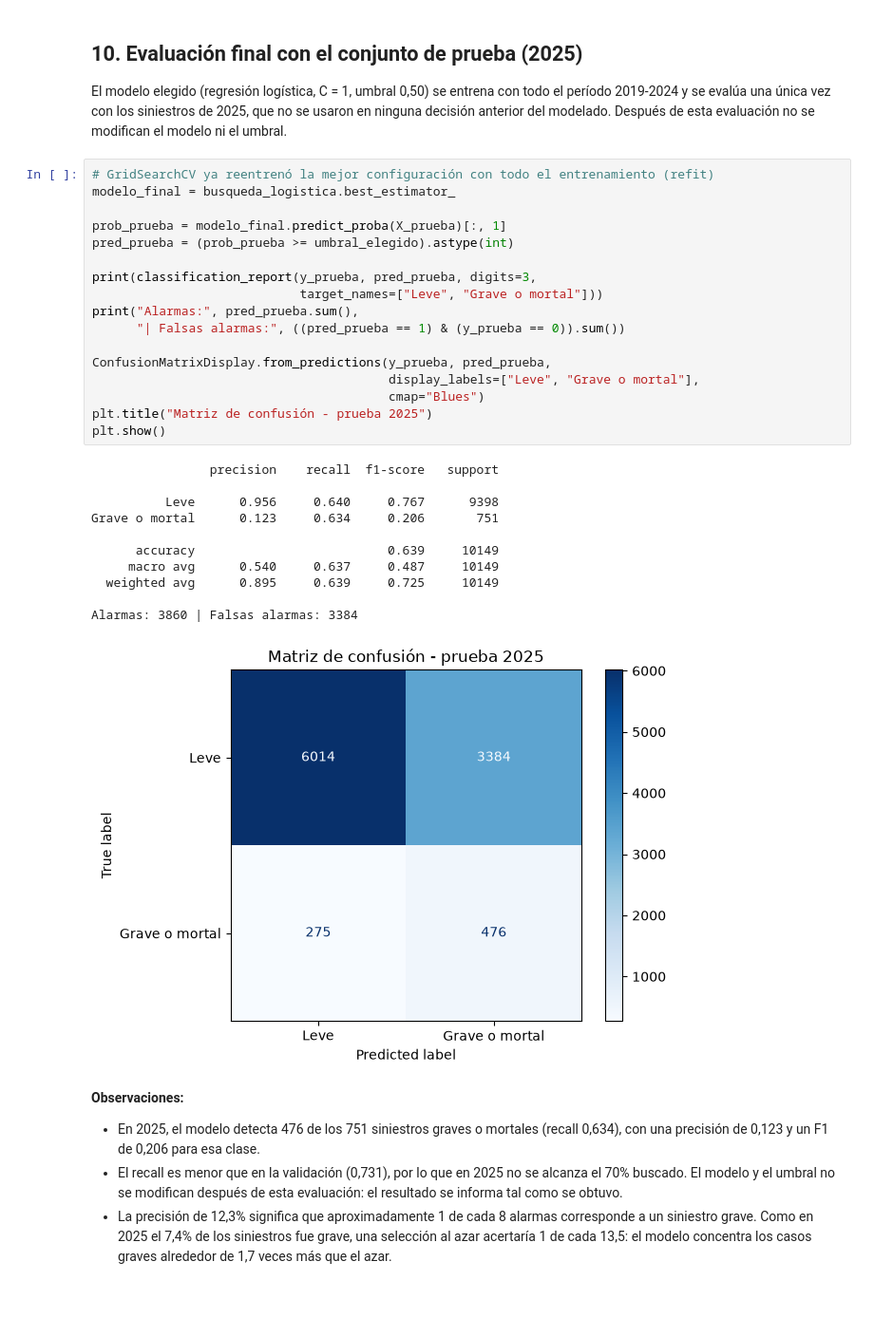
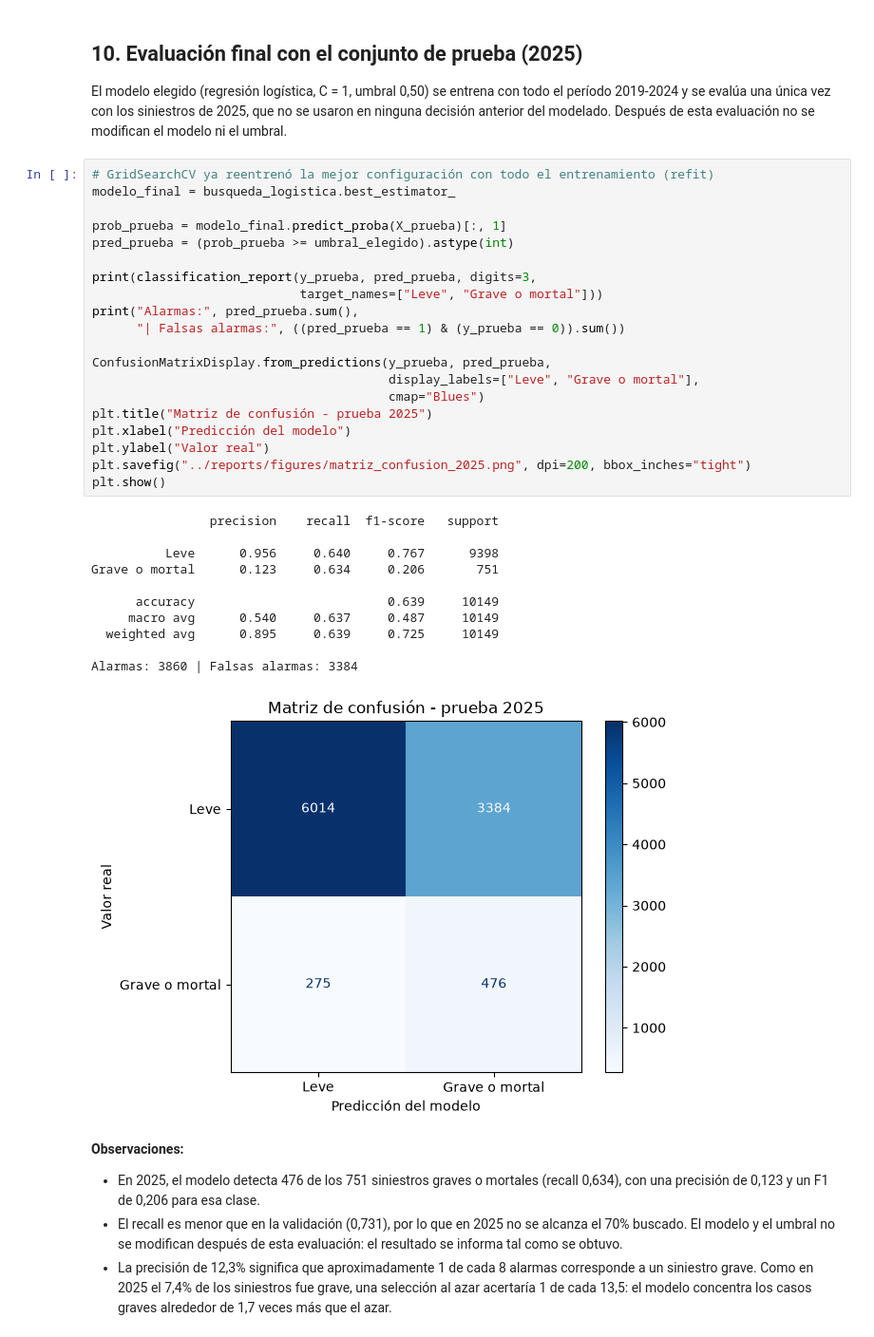
Before and after one commit to juanpablomonllor/prediccion_gravedad_siniestros_viales_caba, a Jupyter notebook: notebooks/2.0-jpm-modelado.ipynb, the cells around one changed output. Shown at 95% size. Drawn from its saved outputs; the diff is of its cells as text; blank space fills up the shorter version.

Commit message:
Gráficos de las notebooks guardados en reports/figures, matriz de confusión en español

```diff
--- a/notebooks/2.0-jpm-modelado.ipynb
+++ b/notebooks/2.0-jpm-modelado.ipynb
@@ -363,32 +363,35 @@ El modelo elegido (regresión logística, C = 1, umbral 0,50) se entrena con tod
 # %%
 # GridSearchCV ya reentrenó la mejor configuración con todo el entrenamiento (refit)
 modelo_final = busqueda_logistica.best_estimator_
 
 prob_prueba = modelo_final.predict_proba(X_prueba)[:, 1]
 pred_prueba = (prob_prueba >= umbral_elegido).astype(int)
 
 print(classification_report(y_prueba, pred_prueba, digits=3,
                             target_names=["Leve", "Grave o mortal"]))
 print("Alarmas:", pred_prueba.sum(),
       "| Falsas alarmas:", ((pred_prueba == 1) & (y_prueba == 0)).sum())
 
 ConfusionMatrixDisplay.from_predictions(y_prueba, pred_prueba,
                                         display_labels=["Leve", "Grave o mortal"],
                                         cmap="Blues")
 plt.title("Matriz de confusión - prueba 2025")
+plt.xlabel("Predicción del modelo")
+plt.ylabel("Valor real")
+plt.savefig("../reports/figures/matriz_confusion_2025.png", dpi=200, bbox_inches="tight")
 plt.show()
 # %% [output]
                 precision    recall  f1-score   support
 
           Leve      0.956     0.640     0.767      9398
 Grave o mortal      0.123     0.634     0.206       751
 
       accuracy                          0.639     10149
      macro avg      0.540     0.637     0.487     10149
   weighted avg      0.895     0.639     0.725     10149
 
 Alarmas: 3860 | Falsas alarmas: 3384
-[figure, old version]
+[figure, new version]
 # %% [markdown]
 **Observaciones:**
 
```
Also changed, not shown: parts of 1 cell of this notebook, 4 other files.
